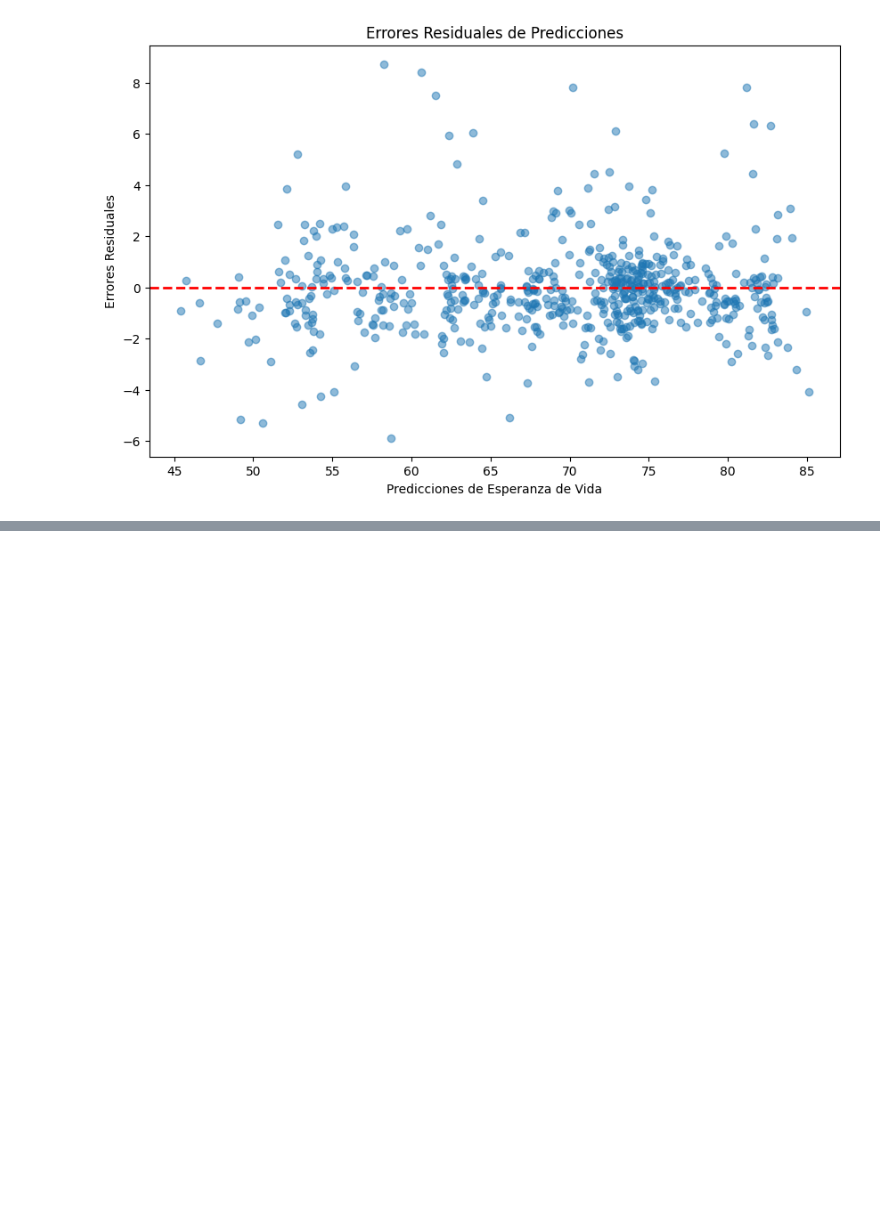
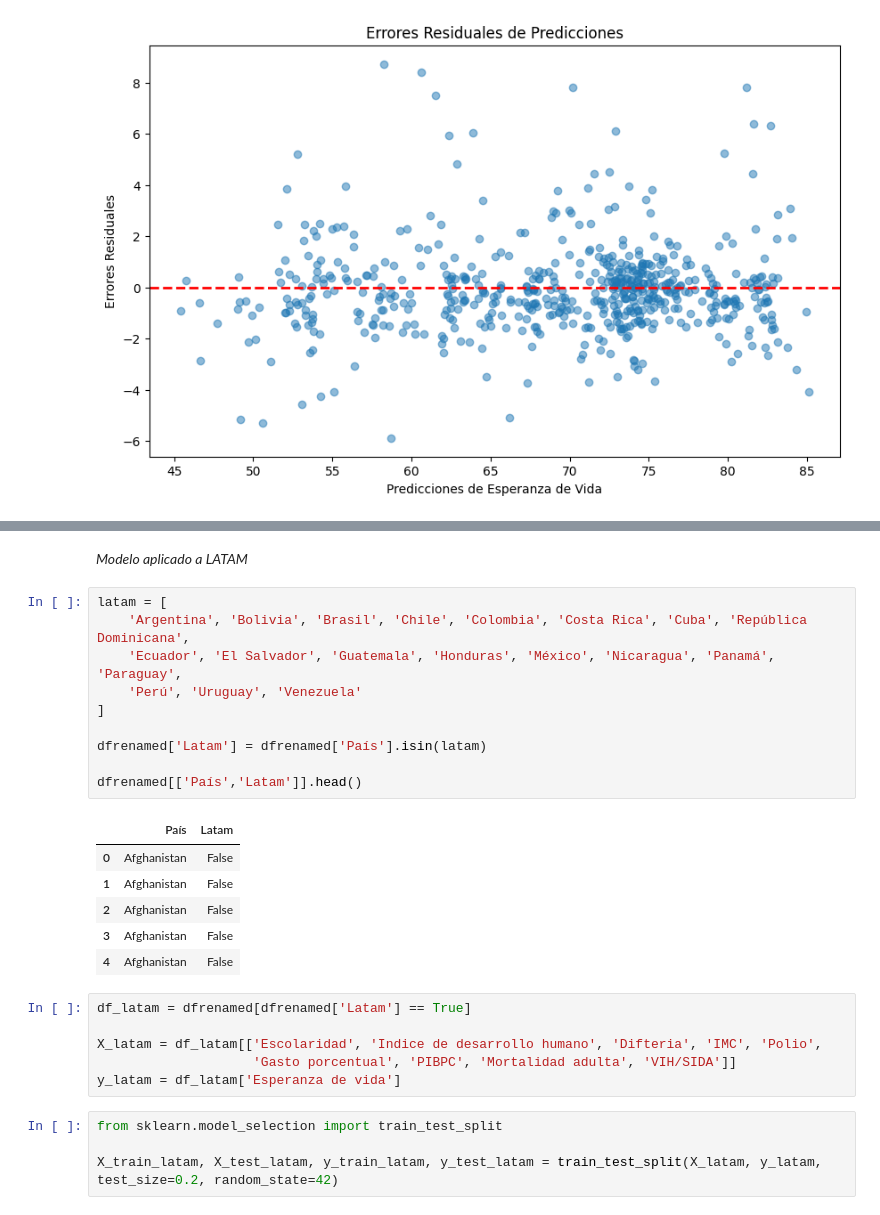
Before and after one commit to Korancito/LifeE.01.Coder, a Jupyter notebook: Nootebooks/Modelo.ipynb, the cells around one changed output, grey strips where cells are left out. Drawn from its saved outputs; the diff is of its cells as text; blank space fills up the shorter version.

```diff
--- a/Nootebooks/Modelo.ipynb
+++ b/Nootebooks/Modelo.ipynb
@@ -393,0 +429,29 @@ plt.show()
+# %% [markdown]
+_Modelo aplicado a LATAM_
+# %%
+latam = [
+    'Argentina', 'Bolivia', 'Brasil', 'Chile', 'Colombia', 'Costa Rica', 'Cuba', 'República Dominicana',
+    'Ecuador', 'El Salvador', 'Guatemala', 'Honduras', 'México', 'Nicaragua', 'Panamá', 'Paraguay',
+    'Perú', 'Uruguay', 'Venezuela'
+]
+
+dfrenamed['Latam'] = dfrenamed['País'].isin(latam)
+
+dfrenamed[['País','Latam']].head()
+# %% [output]
+|  | País | Latam |
+| 0 | Afghanistan | False |
+| 1 | Afghanistan | False |
+| 2 | Afghanistan | False |
+| 3 | Afghanistan | False |
+| 4 | Afghanistan | False |
+# %%
+df_latam = dfrenamed[dfrenamed['Latam'] == True]
+
+X_latam = df_latam[['Escolaridad', 'Indice de desarrollo humano', 'Difteria', 'IMC', 'Polio',
+                    'Gasto porcentual', 'PIBPC', 'Mortalidad adulta', 'VIH/SIDA']]
+y_latam = df_latam['Esperanza de vida']
+# %%
+from sklearn.model_selection import train_test_split
+
+X_train_latam, X_test_latam, y_train_latam, y_test_latam = train_test_split(X_latam, y_latam, test_size=0.2, random_state=42)
```
Also changed, not shown: parts of 18 cells of this notebook, 1 other file.
